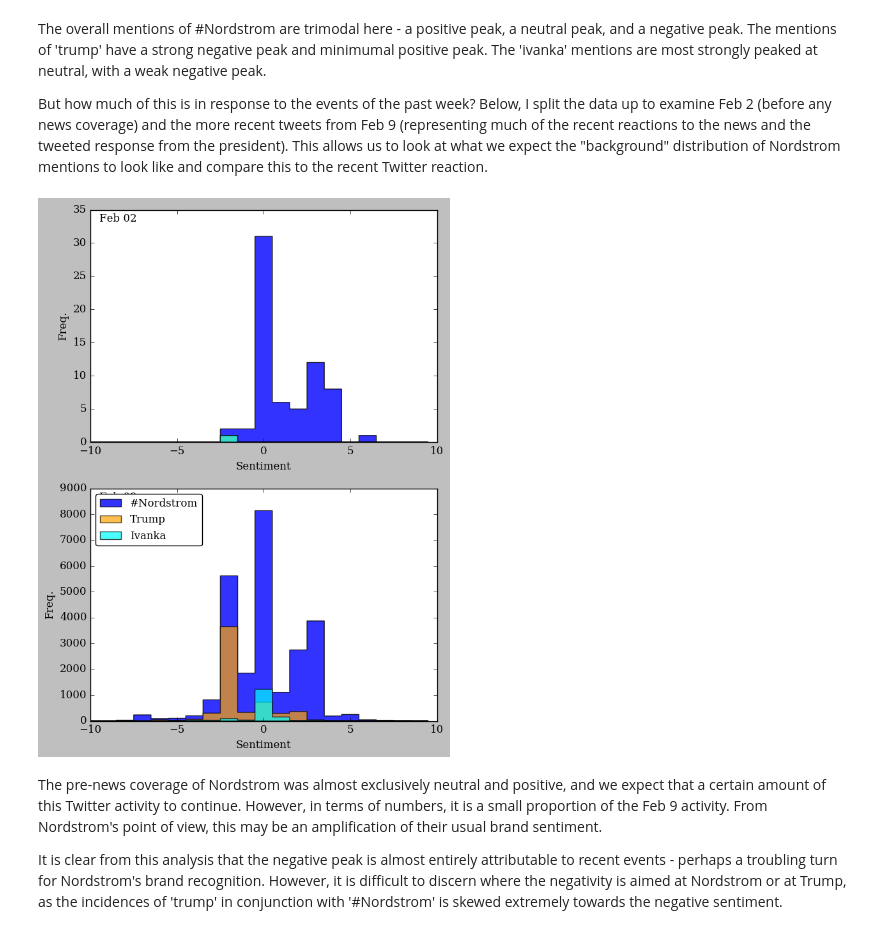
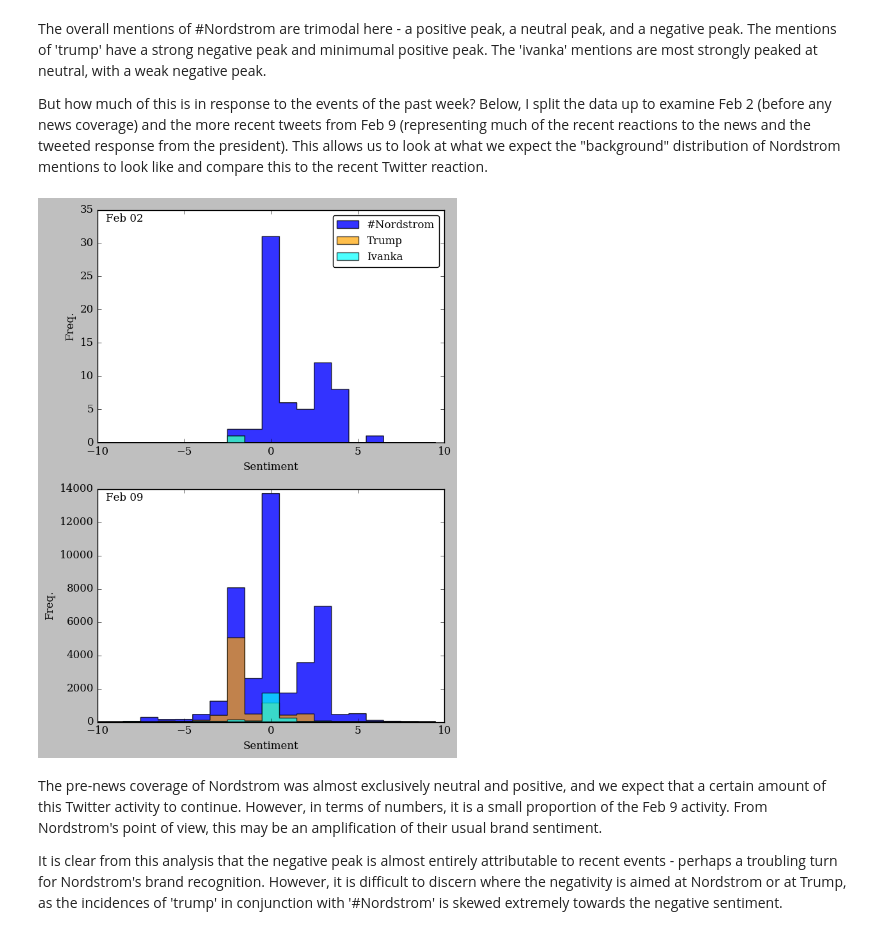
Before and after one commit to rwk506/Nordstrom, a Jupyter notebook: Twitter - Nordstrom.ipynb, the cells around one changed output. Cells and saved outputs as stored; diff of their text form; code cells hidden in the pictures.

```diff
--- a/Twitter - Nordstrom.ipynb
+++ b/Twitter - Nordstrom.ipynb
@@ -84,8 +98,8 @@ print len(DataSet)
 # %% [markdown]
 Now, I saved the results in a pickle so that I have a static file of the same tweets to work from. This is important, as Twitter tends not to make tweets available via the API for much more than a week (also, because the results would change every single time I queried the system). I've made the tweets over this time range also available via the pickle in the GitHub repo.
 # %%
-#import pickle
-#DataSet.to_pickle('Tweets1.pickle')
-DataSet = pd.read_pickle('Tweets1.pickle')
+#import pickle; DataSet.to_pickle('TweetsN.pickle')
+DataSet1 = pd.read_pickle('Tweets1.pickle')
+DataSet2 = pd.read_pickle('Tweets2.pickle')
 # %%
 ### let's check out the first few tweets
@@ -105,5 +119,10 @@ First, we convert the tweetCreated times to a pandas datetime object to facilita
 def parser(X):
     return [datetime.strptime(str(x), '%Y-%m-%d %H:%M:%S') for x in X]
 
-DataSet['datetime'] = parser(DataSet['tweetCreated'])
-DataSet.set_index('datetime', drop=False, inplace=True)
+DataSet1['datetime'] = parser(DataSet1['tweetCreated'])
+DataSet1.set_index('datetime', drop=False, inplace=True)
+
+DataSet2['datetime'] = parser(DataSet2['tweetCreated'])
+DataSet2.set_index('datetime', drop=False, inplace=True)
+
+DataSet = DataSet1.append(DataSet2[(DataSet2['datetime']>max(DataSet1['datetime']))])
@@ -160,15 +190,17 @@ for line in afinnfile:
     term, score  = line.split("\t")  # The file is tab-delimited
     scores[term] = int(score)  # Convert the score to an integer
 
-sentiment_score = []
-for i,Line in enumerate(DataSet['tweetText']):
-    sent_score=0
-    for Word in re.split('\s+', Line.lower()):
-        if Word in scores:
-            sent_score+=(scores[Word])
-    sentiment_score.append(int(sent_score))
-sentiment_score = array(sentiment_score)
-DataSet['sent'] = sentiment_score
+def get_sentiment(DataSet):
+    sentiment_score = []
+    for i,Line in enumerate(DataSet['tweetText']):
+        sent_score=0
+        for Word in re.split('\s+', Line.lower()):
+            if Word in scores:
+                sent_score+=(scores[Word])
+        sentiment_score.append(int(sent_score))
+    return array(sentiment_score)
+
+DataSet['sent'] = get_sentiment(DataSet)
 # %% [markdown]
 So, we use the list of afinn words to assign a sentiment score to the tweets. The more positive, the greater positive number assigned; likewise, more negative means a greater negative number. Not all words are weighted equally, with stronger sentiments contributing more. We split this up based again on whether Nordstrom is mentioned in isolation or not. We can examine the spread of sentiments, as below:
 # %%
@@ -190,17 +220,17 @@ But how much of this is in response to the events of the past week? Below, I spl
 # %%
 f,((ax,bx)) = plt.subplots(2,1, figsize=(7,10))
 days = ['02','09']
 bns = arange(-10.5,10.5,1)
 for i,axs in enumerate([ax,bx]):
     axs.hist(DataSet['sent'][DataSet['tweetDay']==days[i]], color='blue', histtype='stepfilled', alpha=0.8, bins = bns, label='#Nordstrom')
     axs.hist(DataSet['sent'][(DataSet['trump']==(1)) & (DataSet['tweetDay']==days[i])], color='orange', histtype='stepfilled', alpha=0.7, bins=bns, label='Trump')
     axs.hist(DataSet['sent'][(DataSet['ivank']==(1)) & (DataSet['tweetDay']==days[i])], color='cyan', histtype='stepfilled', alpha=0.7, bins=bns, label='Ivanka')
     axs.set_xlabel('Sentiment'); axs.set_ylabel('Freq.'); axs.set_xlim(-10,10)
     axs.annotate('Feb '+days[i], xy=(-9.5,0.95*max(axs.get_ylim())))
-plt.legend(fancybox=True, loc=2, prop={'size':12})
+ax.legend(fancybox=True, loc=1, prop={'size':12})
 plt.show()
 # %% [output]
-[figure, old version]
+[figure, new version]
 # %% [markdown]
 The pre-news coverage of Nordstrom was almost exclusively neutral and positive, and we expect that a certain amount of this Twitter activity to continue. However, in terms of numbers, it is a small proportion of the Feb 9 activity. From Nordstrom's point of view, this may be an amplification of their usual brand sentiment.
 
```
Also changed, not shown: parts of 40 cells of this notebook, 1 other file.
